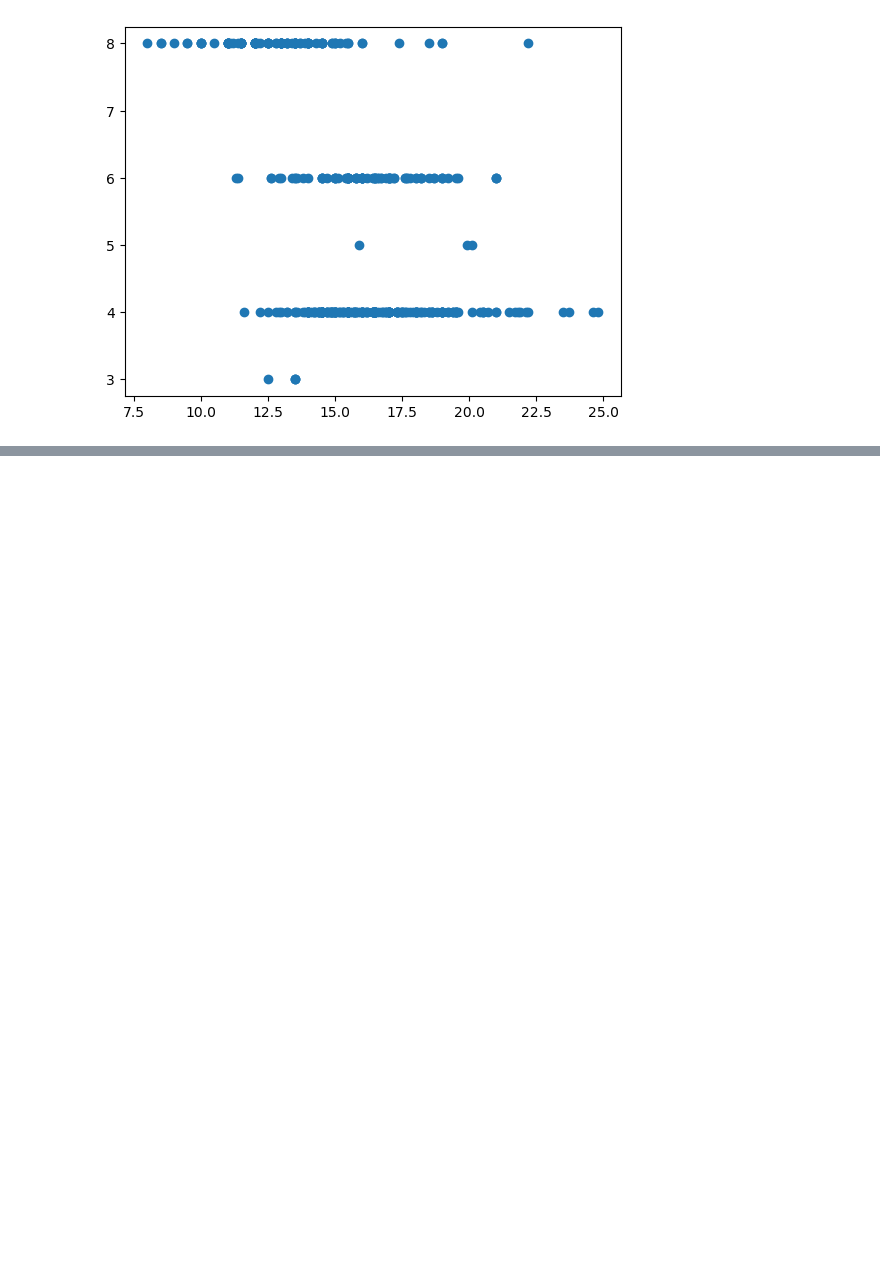
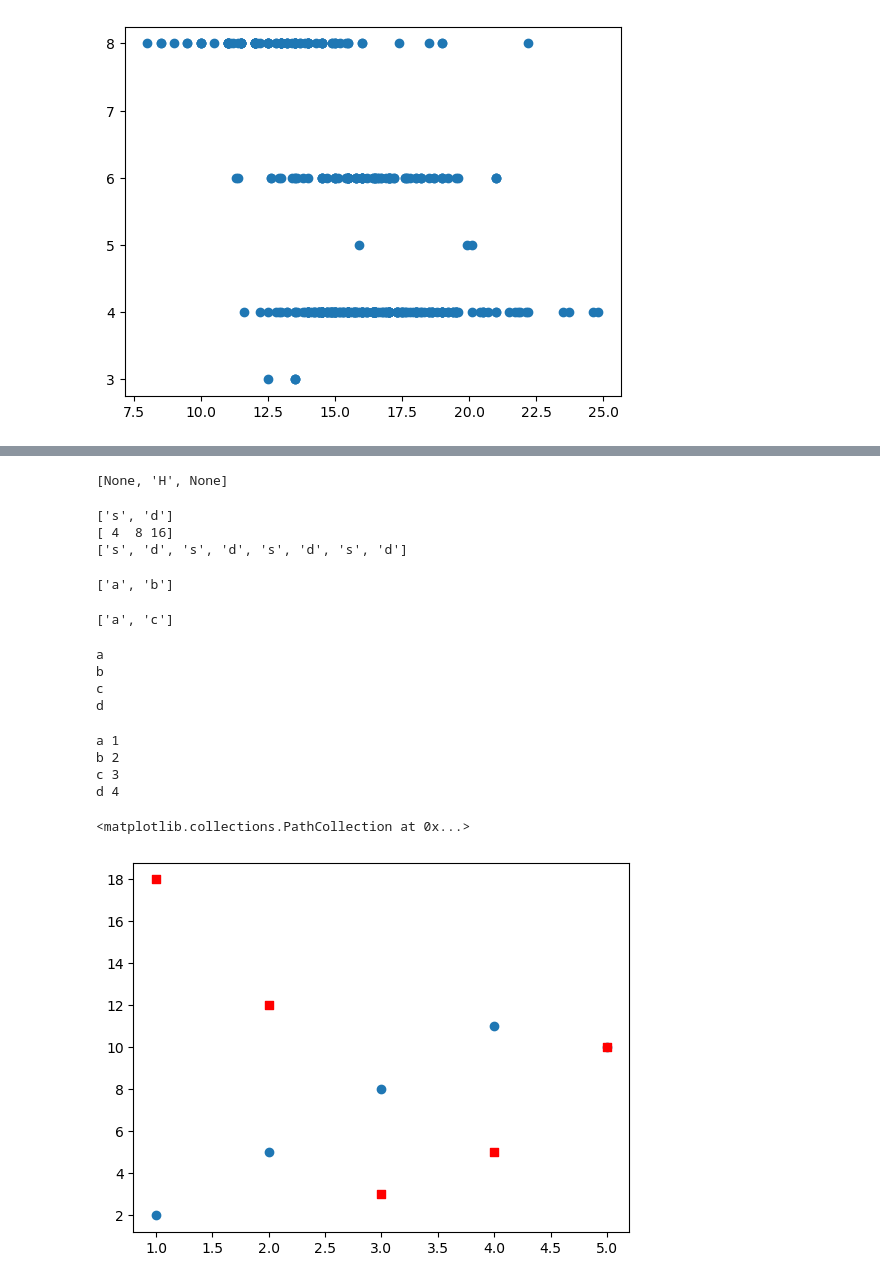
Before and after one commit to BaoTruong1/qtm151spring2024, a Jupyter notebook: Lecture 01/example.ipynb, the cells around one changed output, grey strips where cells are left out. Saved outputs shown, nothing was run; the diff lists cells and outputs as text; code cells hidden in the pictures; blank space fills up the shorter version.

```diff
--- a/Lecture 01/example.ipynb
+++ b/Lecture 01/example.ipynb
@@ -116,0 +225,60 @@ plt
+# %%
+list = [None, None, None]
+list [1] = "H"
+list
+# %% [output]
+[None, 'H', None]
+# %%
+list = []
+list.append("s")
+list.append("d")
+print(list)
+d=np.array([1,2,4])
+print(d*4)
+print(list*4)
+# %% [output]
+['s', 'd']
+[ 4  8 16]
+['s', 'd', 's', 'd', 's', 'd', 's', 'd']
+# %%
+list_personal=[]
+list_personal.append("a")
+list_personal.append("b")
+print(list_personal)
+list_personal[1]= "c"
+list_personal
+# %% [output]
+['a', 'b']
+['a', 'c']
+# %%
+list_old = ["a", "b", "c", "d"]
+for a in list_old:
+    print(a)
+# %% [output]
+a
+b
+c
+d
+# %%
+list_old = ["a", "b", "c", "d"]
+index =1
+for a in list_old:
+    print(a, index)
+    index +=1
+# %% [output]
+a 1
+b 2
+c 3
+d 4
+# %%
+import matplotlib.pyplot as plt
+x1 = [1, 2, 3, 4, 5]
+y1 = [2,5,8,11,10]
+x2 = [1, 2, 3, 4, 5]
+y2 = [18,12,3,5,10]
+fig, ax = plt.subplots()
+ax.scatter(x1, y1, label='Dataset 1')
+ax.scatter(x2, y2, label='Dataset 2', marker='s', color='r')
+# %% [output]
+<matplotlib.collections.PathCollection at 0x...>
+[figure, added]
```
Also changed, not shown: parts of 20 cells of this notebook, 3 other files.
